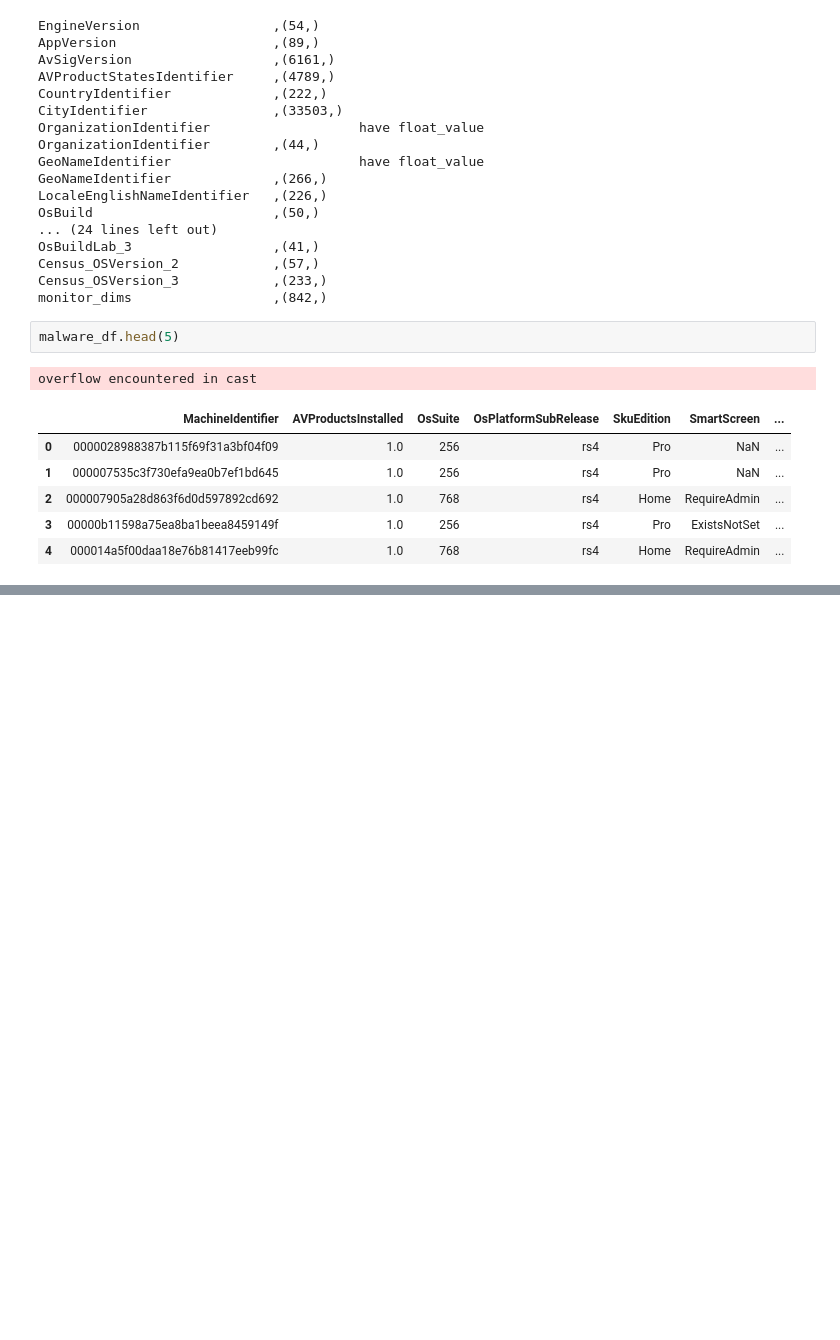
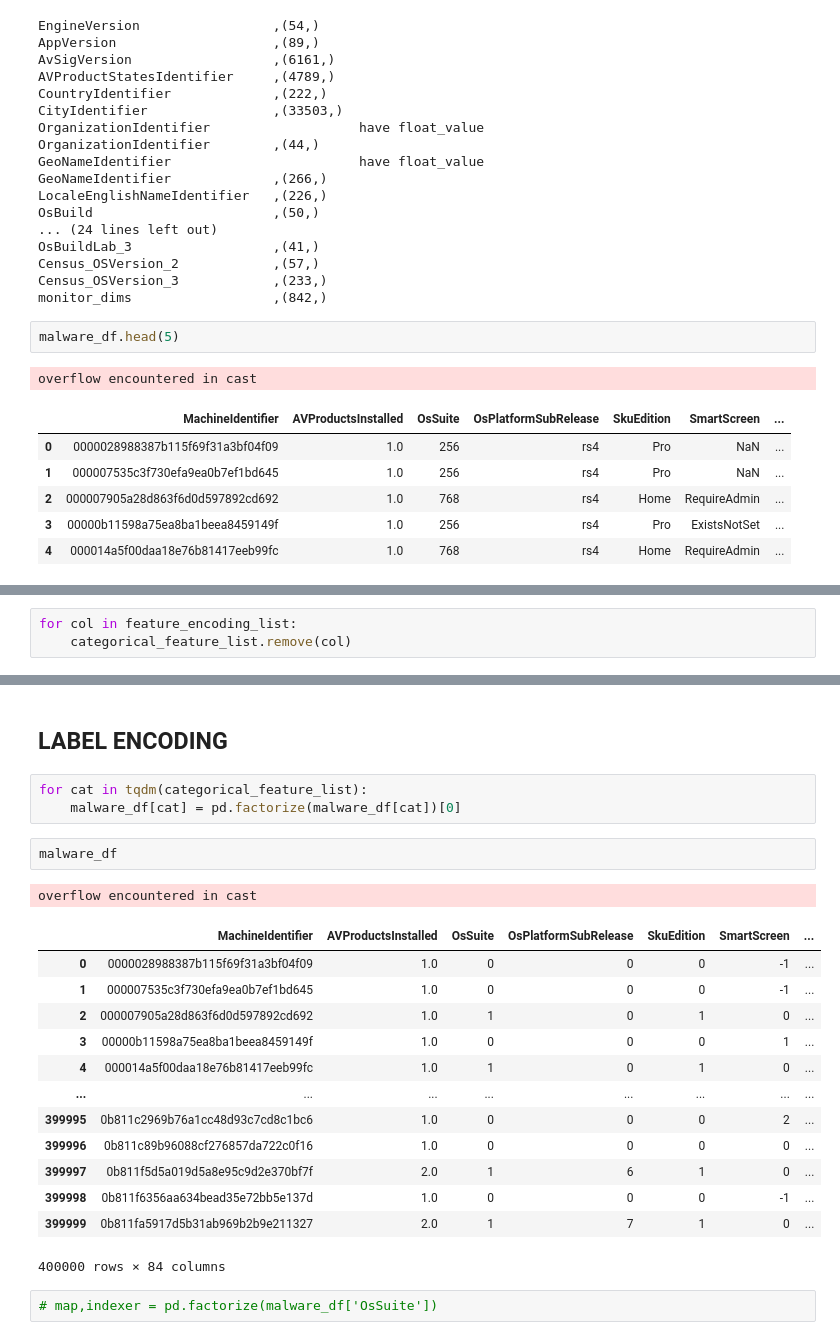
Before and after one commit to prasadPattuvamVeedu/microsoft_fraud_detection, a Jupyter notebook: microsofr_fraud_detection.ipynb, the cells around one changed output, grey strips where cells are left out. Drawn from its saved outputs; the diff is of its cells as text; blank space fills up the shorter version.

Commit message:
done the labelEncoding

```diff
--- a/microsofr_fraud_detection.ipynb
+++ b/microsofr_fraud_detection.ipynb
@@ -1500,0 +1491,3 @@ cat_indexed_toStr
+# %%
+for col in feature_encoding_list:
+    categorical_feature_list.remove(col)
@@ -1500,0 +1514,24 @@ cat_indexed_toStr
+# %% [markdown]
+<h2>LABEL ENCODING</h2>
+# %%
+for cat in tqdm(categorical_feature_list):
+    malware_df[cat] = pd.factorize(malware_df[cat])[0]
+# %%
+malware_df
+# %% [output]
+overflow encountered in cast
+|  | MachineIdentifier | AVProductsInstalled | OsSuite | OsPlatformSubRelease | SkuEdition | SmartScreen | ... |
+| 0 | 0000028988387b115f69f31a3bf04f09 | 1.0 | 0 | 0 | 0 | -1 | ... |
+| 1 | 000007535c3f730efa9ea0b7ef1bd645 | 1.0 | 0 | 0 | 0 | -1 | ... |
+| 2 | 000007905a28d863f6d0d597892cd692 | 1.0 | 1 | 0 | 1 | 0 | ... |
+| 3 | 00000b11598a75ea8ba1beea8459149f | 1.0 | 0 | 0 | 0 | 1 | ... |
+| 4 | 000014a5f00daa18e76b81417eeb99fc | 1.0 | 1 | 0 | 1 | 0 | ... |
+| ... | ... | ... | ... | ... | ... | ... | ... |
+| 399995 | 0b811c2969b76a1cc48d93c7cd8c1bc6 | 1.0 | 0 | 0 | 0 | 2 | ... |
+| 399996 | 0b811c89b96088cf276857da722c0f16 | 1.0 | 0 | 0 | 0 | 0 | ... |
+| 399997 | 0b811f5d5a019d5a8e95c9d2e370bf7f | 2.0 | 1 | 6 | 1 | 0 | ... |
+| 399998 | 0b811f6356aa634bead35e72bb5e137d | 1.0 | 0 | 0 | 0 | -1 | ... |
+| 399999 | 0b811fa5917d5b31ab969b2b9e211327 | 2.0 | 1 | 7 | 1 | 0 | ... |
+400000 rows × 84 columns
+# %%
+# map,indexer = pd.factorize(malware_df['OsSuite'])
```
Also changed, not shown: parts of 4 cells of this notebook.
